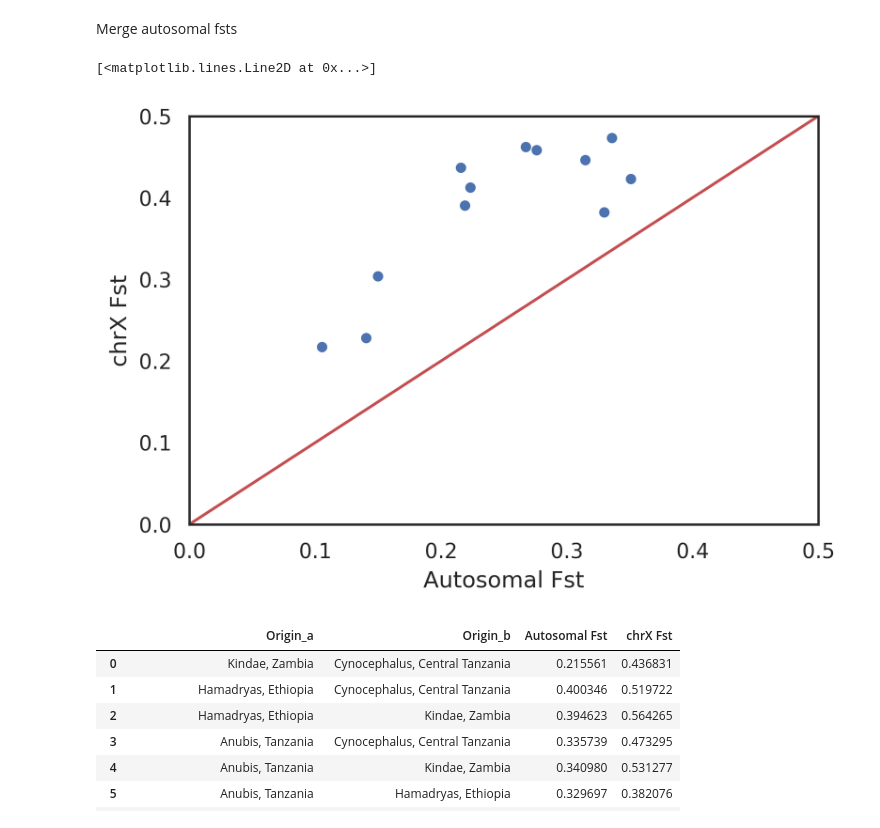
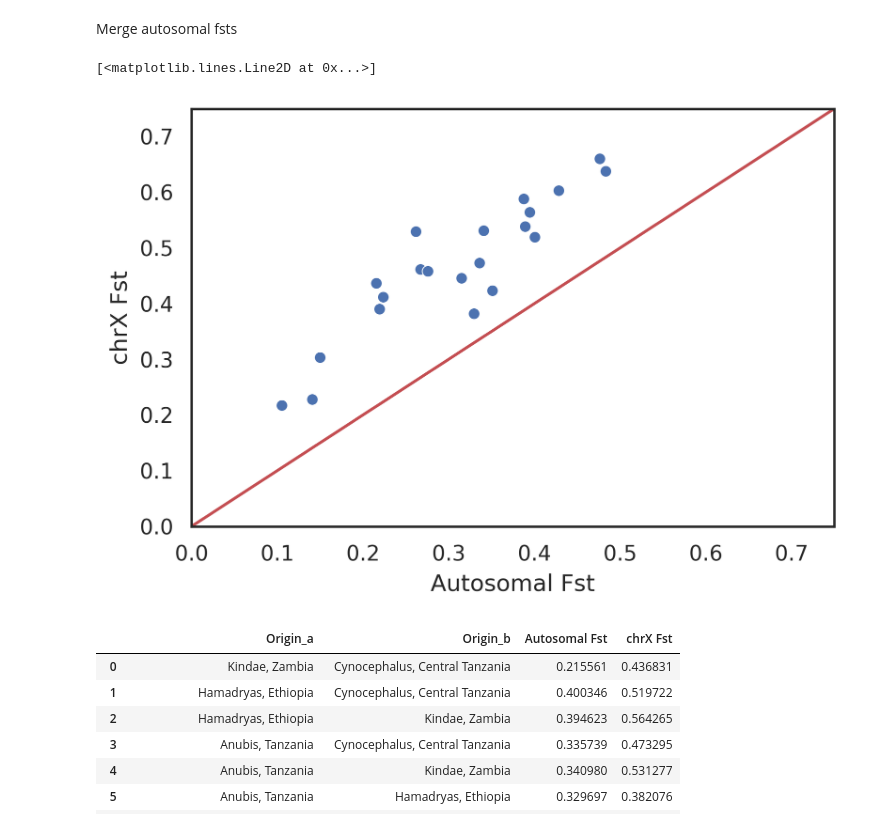
Before and after one commit to erikfogh/baboon_analysis, a Jupyter notebook: notebooks/fs06_Divergence_Diversity_base_windows_mmul.ipynb, the cells around one changed output. Drawn from its saved outputs; the diff is of its cells as text; code cells hidden in the pictures.

```diff
--- a/notebooks/fs06_Divergence_Diversity_base_windows_mmul.ipynb
+++ b/notebooks/fs06_Divergence_Diversity_base_windows_mmul.ipynb
@@ -363,24 +363,26 @@ def fst_chroms(origin_list):
 origin_list = ['Kindae, Zambia', 'Cynocephalus, Western Tanzania','Cynocephalus, Central Tanzania',
                'Ursinus, Zambia', 'Anubis, Tanzania', 'Hamadryas, Ethiopia', 'Papio, Senegal',
                 'Anubis, Ethiopia']
-def fst_chroms_heatmap(origin_list):
+def fst_chroms_heatmap(origin_list, chrom_list):
     a_id = []
     b_id = []
     fst_l_l = np.array(np.zeros((len(origin_list), len(origin_list))))
-    for chrom in ["6"]:
+    for chrom in chrom_list:
         callset = zarr.open_group(zarr_dir.format(chrom), mode="r")
         gt = allel.GenotypeArray(callset["calldata/GT"])
         bi_sites = gt.count_alleles().is_biallelic()
         pos = callset["variants/POS"][:].compress(bi_sites)
         gt = gt.compress(bi_sites)
         for i in range(len(origin_list)):
-            for j in range(len(origin_list)):
+            for j in range(i):
                 a_ac = gt.take(meta_data_samples.loc[(meta_data_samples.C_origin == origin_list[i]) &
                                         (meta_data_samples.Sex == "F")].callset_index.values, axis=1).count_alleles(max_allele=1)
                 b_ac = gt.take(meta_data_samples.loc[(meta_data_samples.C_origin == origin_list[j]) &
                                         (meta_data_samples.Sex == "F")].callset_index.values, axis=1).count_alleles(max_allele=1)
                 num, den = allel.hudson_fst(a_ac, b_ac)
-                fst_l_l[i][j] = (np.nansum(num)/np.nansum(den))
+
+                fst_l_l[i][j] += np.nansum(num)
+                fst_l_l[j][i] += np.nansum(den)
                 if i == j:
                     fst_l_l[i][j] = 0
         print(chrom)
@@ -391,0 +390,3 @@ df = pd.DataFrame(fst_l_l, columns = origin_list, index = origin_list)
+# %%
+fst_l_l_x = fst_chroms_heatmap(origin_list, ["X"])
+fst_l_l_auto = fst_chroms_heatmap(origin_list, ['{}'.format(x) for x in range(1, 21)])
@@ -391,0 +411,12 @@ df = pd.DataFrame(fst_l_l, columns = origin_list, index = origin_list)
+# %%
+fst_averaged_x = np.array(np.zeros((len(origin_list), len(origin_list))))
+for i in range(len(origin_list)):
+    for j in range(i):
+        fst_averaged_x[i][j] = fst_l_l_x[i][j]/fst_l_l_x[j][i]
+        fst_averaged_x[j][i] = fst_l_l_x[i][j]/fst_l_l_x[j][i]
+fst_averaged_auto = np.array(np.zeros((len(origin_list), len(origin_list))))
+for i in range(len(origin_list)):
+    for j in range(i):
+        fst_averaged_auto[i][j] = fst_l_l_auto[i][j]/fst_l_l_auto[j][i]
+        fst_averaged_auto[j][i] = fst_l_l_auto[i][j]/fst_l_l_auto[j][i]
+fst_averaged_auto
@@ -465,13 +512,13 @@ fst_summary_df = pd.DataFrame(data={"Origin_a": a_l,"Origin_b": b_l,
 # %%
 g = sns.scatterplot(data=fst_summary_df.loc[(fst_summary_df.Origin_a != "Papio, Senegal") &
                                             (fst_summary_df.Origin_b != "Papio, Senegal")], x="Autosomal Fst", y="chrX Fst")
-g.set(ylim=(0,0.5), xlim=(0,0.5))
+g.set(ylim=(0,0.75), xlim=(0,0.75))
 X_plot = np.linspace(0, 1)
 Y_plot = 1*X_plot
 plt.plot(X_plot, Y_plot, color='r')
 # %% [output]
 [<matplotlib.lines.Line2D at 0x...>]
-[figure, old version]
+[figure, new version]
 # %%
 fst_summary_df
 # %% [output]
```
Also changed, not shown: parts of 13 cells of this notebook, 30 other files.
